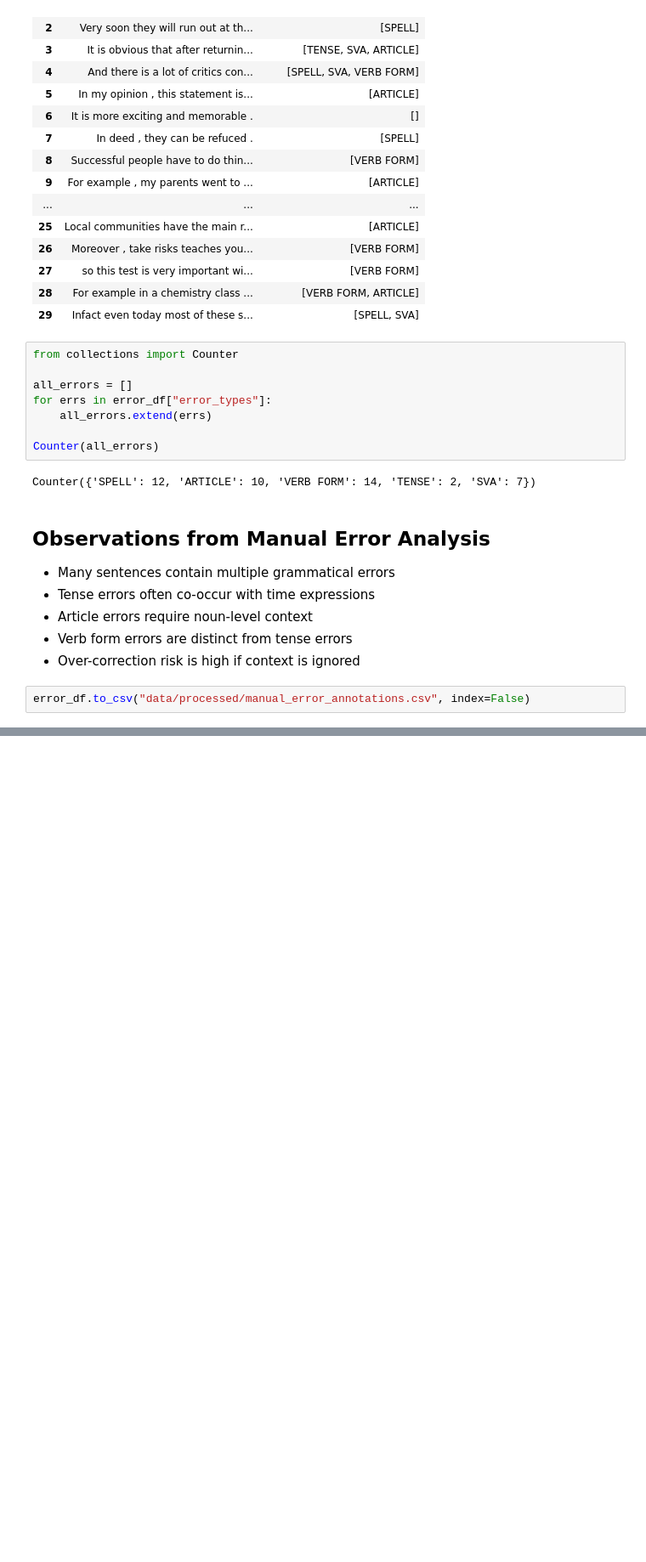
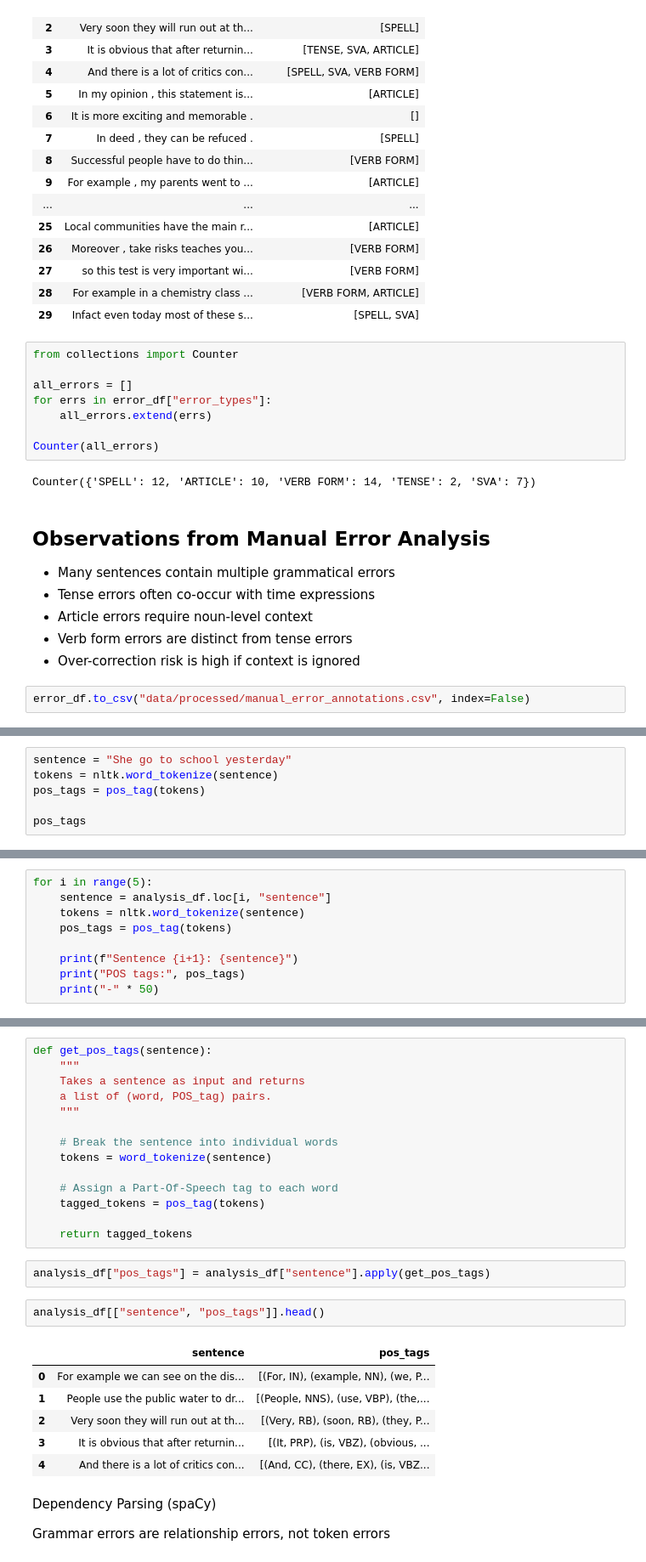
Before and after one commit to lekshmi-j/Grammar-autocorrector, a Jupyter notebook: notebooks/01_text_analysis.ipynb, the cells around one changed output, grey strips where cells are left out. Shown at 85% size. Drawn from its saved outputs; the diff is of its cells as text; blank space fills up the shorter version.

```diff
--- a/notebooks/01_text_analysis.ipynb
+++ b/notebooks/01_text_analysis.ipynb
@@ -400,0 +555,6 @@ error_df.to_csv("data/processed/manual_error_annotations.csv", index=False)
+# %%
+sentence = "She go to school yesterday"
+tokens = nltk.word_tokenize(sentence)
+pos_tags = pos_tag(tokens)
+
+pos_tags
@@ -400,0 +576,9 @@ error_df.to_csv("data/processed/manual_error_annotations.csv", index=False)
+# %%
+for i in range(5):
+    sentence = analysis_df.loc[i, "sentence"]
+    tokens = nltk.word_tokenize(sentence)
+    pos_tags = pos_tag(tokens)
+
+    print(f"Sentence {i+1}: {sentence}")
+    print("POS tags:", pos_tags)
+    print("-" * 50)
@@ -400,0 +635,29 @@ error_df.to_csv("data/processed/manual_error_annotations.csv", index=False)
+# %%
+def get_pos_tags(sentence):
+    """
+    Takes a sentence as input and returns
+    a list of (word, POS_tag) pairs.
+    """
+
+    # Break the sentence into individual words
+    tokens = word_tokenize(sentence)
+
+    # Assign a Part-Of-Speech tag to each word
+    tagged_tokens = pos_tag(tokens)
+
+    return tagged_tokens
+# %%
+analysis_df["pos_tags"] = analysis_df["sentence"].apply(get_pos_tags)
+# %%
+analysis_df[["sentence", "pos_tags"]].head()
+# %% [output]
+|  | sentence | pos_tags |
+| 0 | For example we can see on the dis... | [(For, IN), (example, NN), (we, P... |
+| 1 | People use the public water to dr... | [(People, NNS), (use, VBP), (the,... |
+| 2 | Very soon they will run out at th... | [(Very, RB), (soon, RB), (they, P... |
+| 3 | It is obvious that after returnin... | [(It, PRP), (is, VBZ), (obvious, ... |
+| 4 | And there is a lot of critics con... | [(And, CC), (there, EX), (is, VBZ... |
+# %% [markdown]
+Dependency Parsing (spaCy)
+
+Grammar errors are relationship errors, not token errors
```
Also changed, not shown: parts of 39 cells of this notebook, 1 other file.
